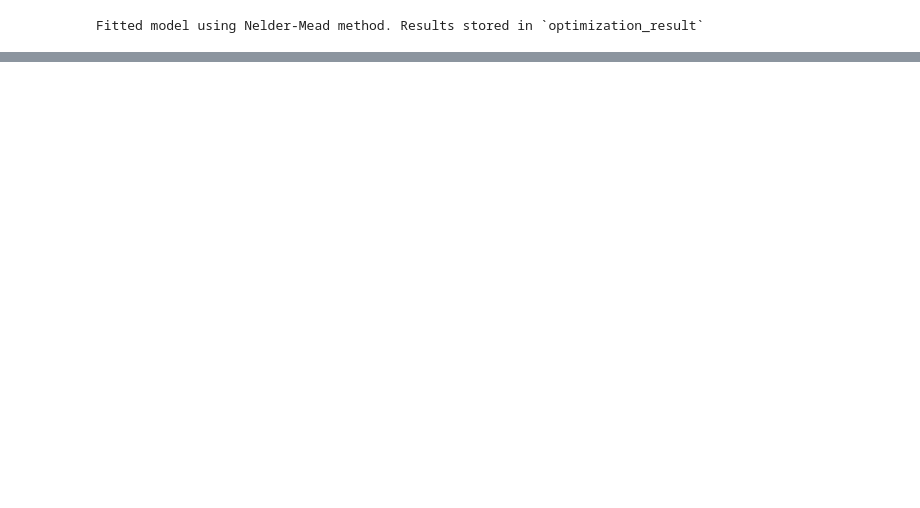
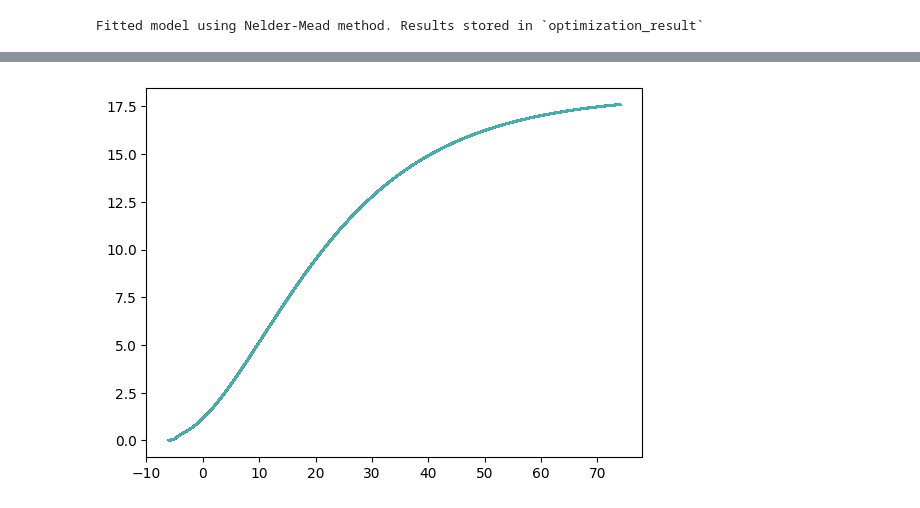
Before and after one commit to EllaRothe/mempyDEB, a Jupyter notebook: Folsomia_TKTD.ipynb, the cells around one changed output, grey strips where cells are left out. Drawn from its saved outputs; the diff is of its cells as text; code cells hidden in the pictures; blank space fills up the shorter version.

```diff
--- a/Folsomia_TKTD.ipynb
+++ b/Folsomia_TKTD.ipynb
@@ -101,0 +104,5 @@ Estimated parameter values: {'kD_j': np.float64(0.8296296296296302), 'ED50_j': n
+# %%
+d.run_bayesian_inference(
+    popsize = 50,
+    max_total_nr_simulations=100
+)
@@ -101,0 +149,11 @@ Estimated parameter values: {'kD_j': np.float64(0.8296296296296302), 'ED50_j': n
+# %%
+sol = d.retrodictions
+# %%
+fig,ax = plt.subplots()
+
+for i in range(100):
+    sol_neu = sol[i][sol[i]['T_cels'] == 15]
+    sol_neu = sol_neu[sol_neu['C_W'] == 0]
+    ax.plot(sol_neu['t_day'],sol_neu['S'])
+# %% [output]
+[figure, added]
```
Also changed, not shown: parts of 12 cells of this notebook, 4 other files.
